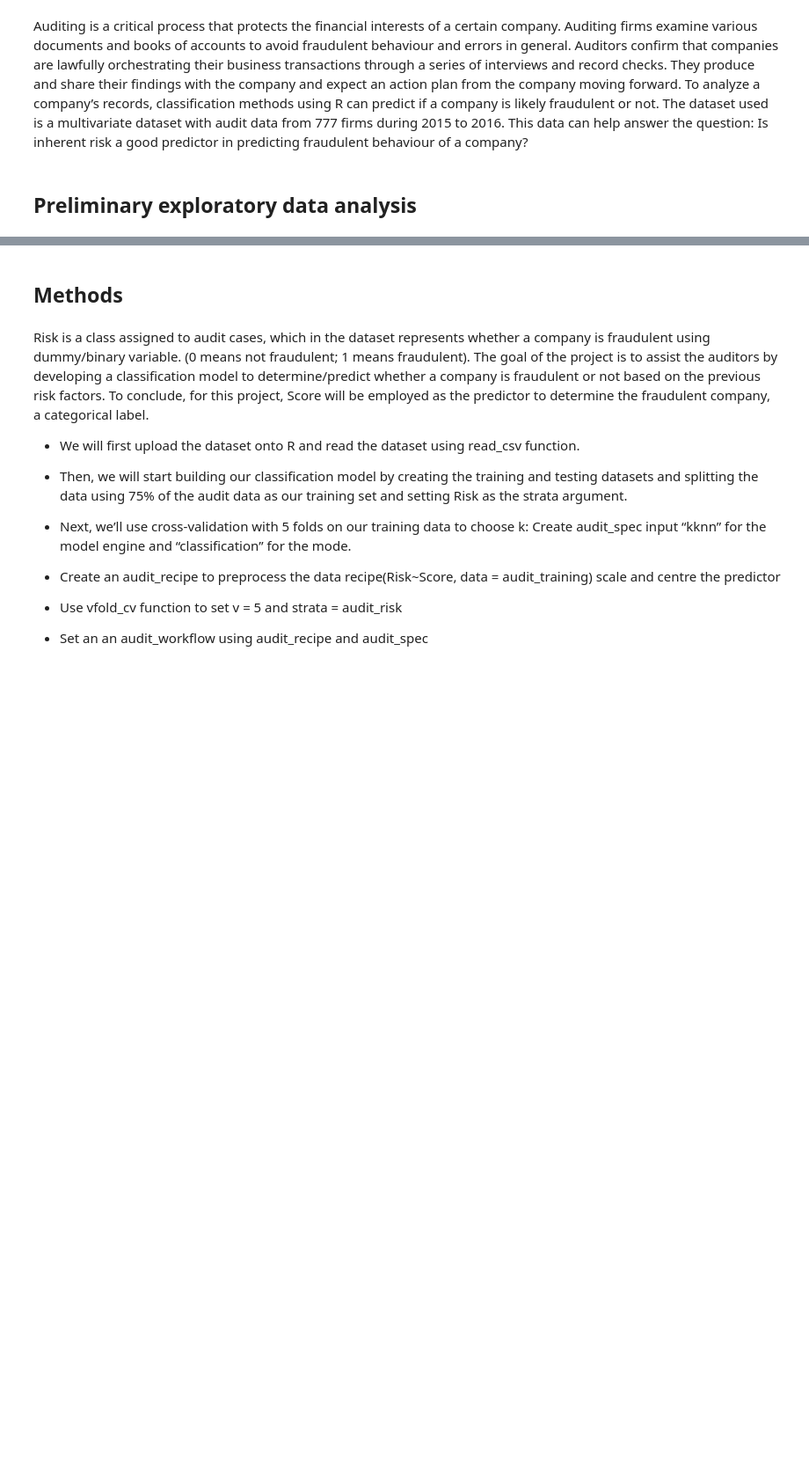
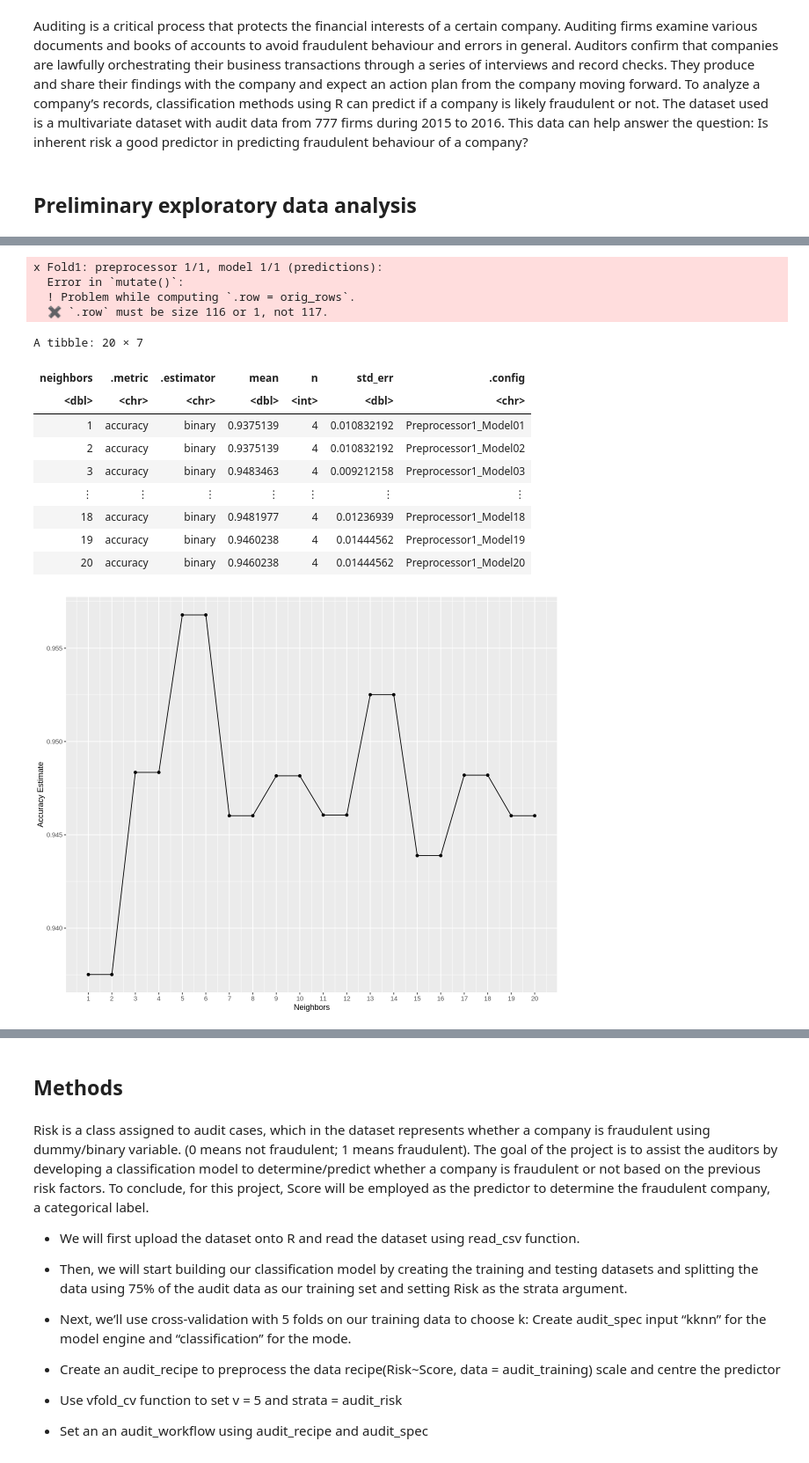
Before and after one commit to RofiaChen555/dsci-100-group-project, a Jupyter notebook: dsci100-proposal.ipynb, the cells around one changed output, grey strips where cells are left out. Shown at 88% size. Drawn from its saved outputs; the diff is of its cells as text; code cells hidden in the pictures; blank space fills up the shorter version.

Commit message:
classification process (draft)

```diff
--- a/dsci100-proposal.ipynb
+++ b/dsci100-proposal.ipynb
@@ -173,3 +170,15 @@ Warning message:
 Warning message:
 “Removed 4 rows containing missing values (geom_bar).”
 ... (4 outputs left out)
+# %%
+audit_risk_recipe<-recipe(Risk~Money_Value + Inherent_Risk, data = audit_risk_train)|>
+        step_scale(all_predictors())|>
+        step_center(all_predictors())
+
+audit_risk_recipe
+
+knn_tune<-nearest_neighbor(weight_func = "rectangular", neighbors = tune())|>
+        set_engine("kknn")|>
+        set_mode("classification")
+
+knn_tune
@@ -175,0 +198,36 @@ Warning message:
+# %%
+audit_vfold<-vfold_cv(audit_risk_train, v = 5, strata = Risk)
+
+k_vals <- tibble(neighbors = seq(from = 1, to = 20, by = 1))
+
+audit_result<-workflow()|>
+        add_recipe(audit_risk_recipe)|>
+        add_model(knn_tune)|>
+        tune_grid(resamples = audit_vfold, grid = k_vals)|>
+        collect_metrics()|>
+        filter(.metric == "accuracy")
+
+accuracy_versus_k<-ggplot(audit_result, aes(x=neighbors, y = mean))+
+                    geom_point()+
+                    geom_line()+
+                    labs(x= "Neighbors", y = "Accuracy Estimate")+
+                    scale_x_continuous(breaks = seq(0, 20, by = 1))
+
+audit_result
+accuracy_versus_k
+# %% [output]
+x Fold1: preprocessor 1/1, model 1/1 (predictions):
+  Error in `mutate()`:
+  ! Problem while computing `.row = orig_rows`.
+  ✖ `.row` must be size 116 or 1, not 117.
+A tibble: 20 × 7
+| neighbors | .metric | .estimator | mean | n | std_err | .config |
+| <dbl> | <chr> | <chr> | <dbl> | <int> | <dbl> | <chr> |
+| 1 | accuracy | binary | 0.9375139 | 4 | 0.010832192 | Preprocessor1_Model01 |
+| 2 | accuracy | binary | 0.9375139 | 4 | 0.010832192 | Preprocessor1_Model02 |
+| 3 | accuracy | binary | 0.9483463 | 4 | 0.009212158 | Preprocessor1_Model03 |
+| ⋮ | ⋮ | ⋮ | ⋮ | ⋮ | ⋮ | ⋮ |
+| 18 | accuracy | binary | 0.9481977 | 4 | 0.01236939 | Preprocessor1_Model18 |
+| 19 | accuracy | binary | 0.9460238 | 4 | 0.01444562 | Preprocessor1_Model19 |
+| 20 | accuracy | binary | 0.9460238 | 4 | 0.01444562 | Preprocessor1_Model20 |
+[figure, added]
```
Also changed, not shown: parts of 4 cells of this notebook.
